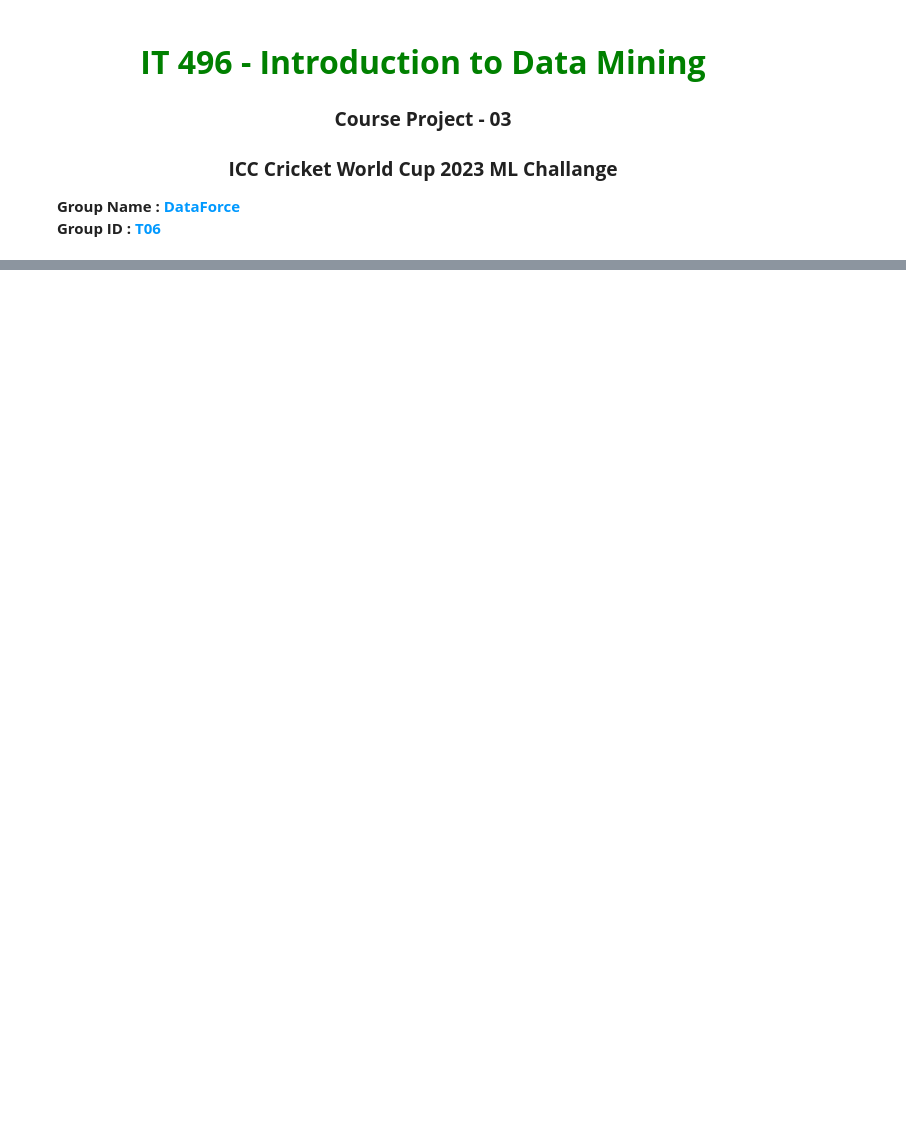
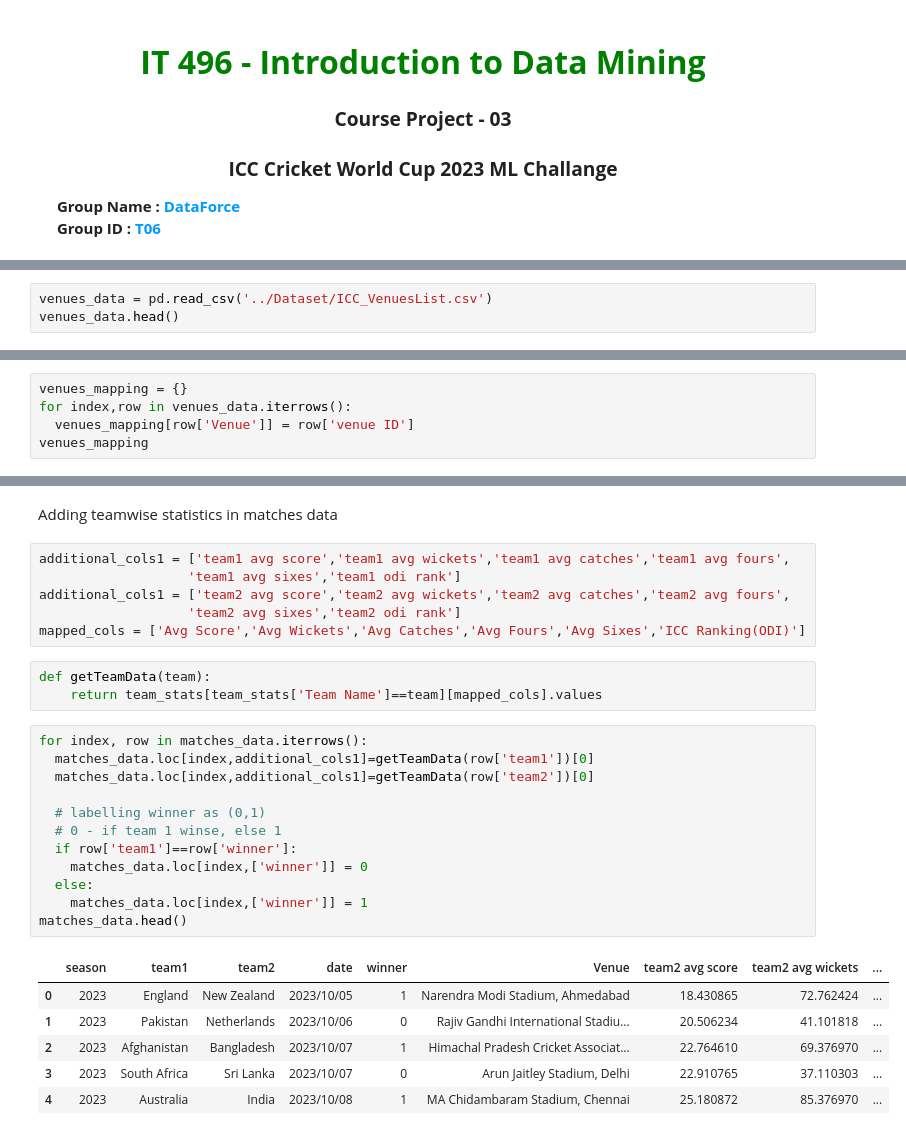
Before and after one commit to Rishit-shah2002/IT496_CP3_T06, a Jupyter notebook: Models/MatchWinnerPredictorModel.ipynb, the cells around one changed output, grey strips where cells are left out. Cells and saved outputs as stored; diff of their text form; blank space fills up the shorter version.

```diff
--- a/Models/MatchWinnerPredictorModel.ipynb
+++ b/Models/MatchWinnerPredictorModel.ipynb
@@ -51,0 +66,3 @@ m1.head()
+# %%
+venues_data = pd.read_csv('../Dataset/ICC_VenuesList.csv')
+venues_data.head()
@@ -51,0 +76,5 @@ m1.head()
+# %%
+venues_mapping = {}
+for index,row in venues_data.iterrows():
+  venues_mapping[row['Venue']] = row['venue ID']
+venues_mapping
@@ -51,0 +99,30 @@ m1.head()
+# %% [markdown]
+Adding teamwise statistics in matches data
+# %%
+additional_cols1 = ['team1 avg score','team1 avg wickets','team1 avg catches','team1 avg fours',
+                   'team1 avg sixes','team1 odi rank']
+additional_cols1 = ['team2 avg score','team2 avg wickets','team2 avg catches','team2 avg fours',
+                   'team2 avg sixes','team2 odi rank']
+mapped_cols = ['Avg Score','Avg Wickets','Avg Catches','Avg Fours','Avg Sixes','ICC Ranking(ODI)']
+# %%
+def getTeamData(team):
+    return team_stats[team_stats['Team Name']==team][mapped_cols].values
+# %%
+for index, row in matches_data.iterrows():
+  matches_data.loc[index,additional_cols1]=getTeamData(row['team1'])[0]
+  matches_data.loc[index,additional_cols1]=getTeamData(row['team2'])[0]
+
+  # labelling winner as (0,1)
+  # 0 - if team 1 winse, else 1
+  if row['team1']==row['winner']:
+    matches_data.loc[index,['winner']] = 0
+  else:
+    matches_data.loc[index,['winner']] = 1
+matches_data.head()
+# %% [output]
+|  | season | team1 | team2 | date | winner | Venue | team2 avg score | team2 avg wickets | ... |
+| 0 | 2023 | England | New Zealand | 2023/10/05 | 1 | Narendra Modi Stadium, Ahmedabad | 18.430865 | 72.762424 | ... |
+| 1 | 2023 | Pakistan | Netherlands | 2023/10/06 | 0 | Rajiv Gandhi International Stadiu... | 20.506234 | 41.101818 | ... |
+| 2 | 2023 | Afghanistan | Bangladesh | 2023/10/07 | 1 | Himachal Pradesh Cricket Associat... | 22.764610 | 69.376970 | ... |
+| 3 | 2023 | South Africa | Sri Lanka | 2023/10/07 | 0 | Arun Jaitley Stadium, Delhi | 22.910765 | 37.110303 | ... |
+| 4 | 2023 | Australia | India | 2023/10/08 | 1 | MA Chidambaram Stadium, Chennai | 25.180872 | 85.376970 | ... |
```
Also changed, not shown: parts of 33 cells of this notebook, 3 other files.
